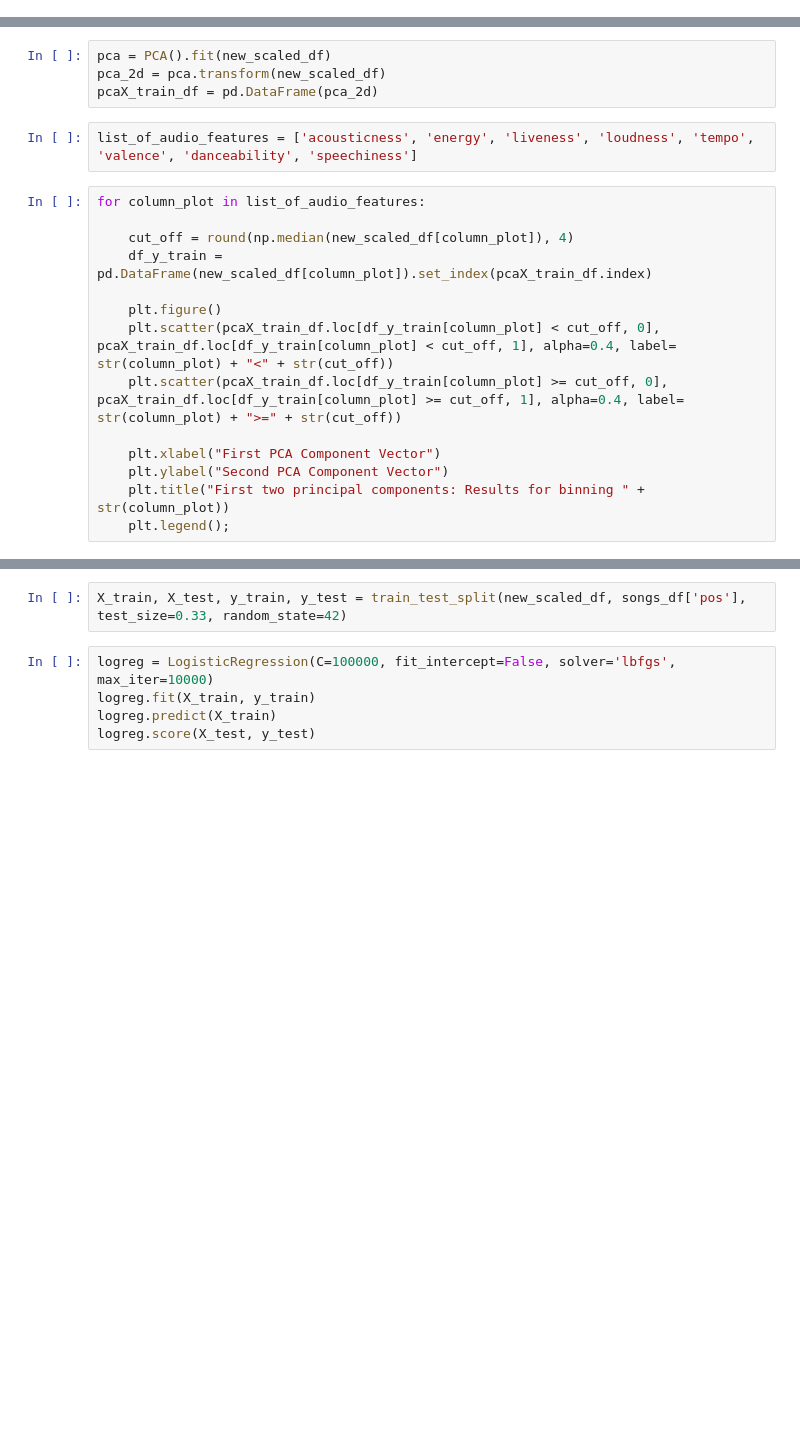
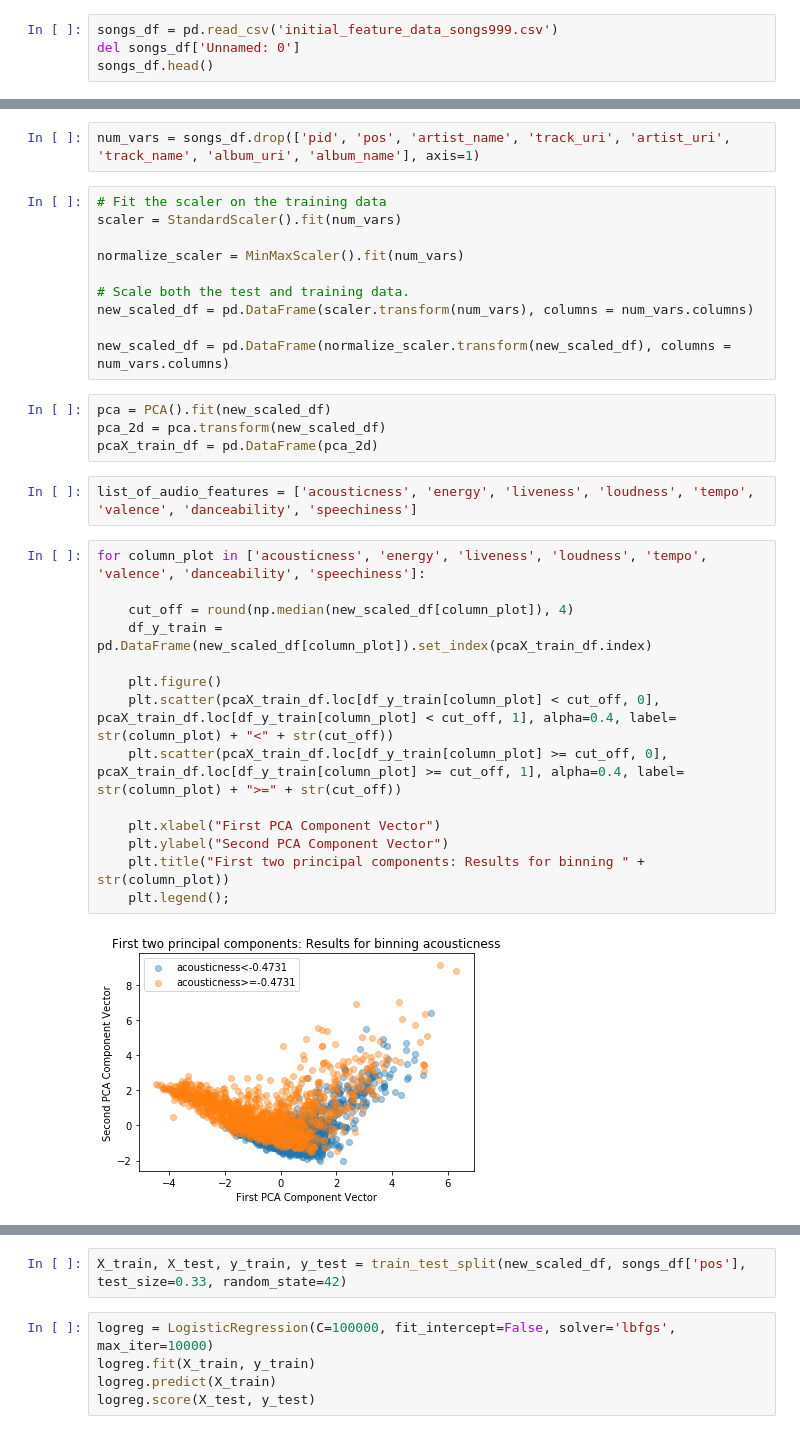
Before and after one commit to riacheruvu/109A_Final_Project, a Jupyter notebook: code/Other_Attempts.ipynb, the cells around one changed output, grey strips where cells are left out. Cells and saved outputs as stored; diff of their text form; blank space fills up the shorter version.

```diff
--- a/code/Other_Attempts.ipynb
+++ b/code/Other_Attempts.ipynb
@@ -11,0 +103,4 @@ TODO - Need to normalize dataset before inputting to PCA?
+# %%
+songs_df = pd.read_csv('initial_feature_data_songs999.csv')
+del songs_df['Unnamed: 0']
+songs_df.head()
@@ -12,3 +128,15 @@ TODO - Need to normalize dataset before inputting to PCA?
+# %%
+num_vars = songs_df.drop(['pid', 'pos', 'artist_name', 'track_uri', 'artist_uri', 'track_name', 'album_uri', 'album_name'], axis=1)
+# %%
+# Fit the scaler on the training data
+scaler = StandardScaler().fit(num_vars)
+
+normalize_scaler = MinMaxScaler().fit(num_vars)
+
+# Scale both the test and training data.
+new_scaled_df = pd.DataFrame(scaler.transform(num_vars), columns = num_vars.columns)
+
+new_scaled_df = pd.DataFrame(normalize_scaler.transform(new_scaled_df), columns = num_vars.columns)
 # %%
 pca = PCA().fit(new_scaled_df)
 pca_2d = pca.transform(new_scaled_df)
@@ -16,16 +144,18 @@ pcaX_train_df = pd.DataFrame(pca_2d)
 # %%
 list_of_audio_features = ['acousticness', 'energy', 'liveness', 'loudness', 'tempo', 'valence', 'danceability', 'speechiness']
 # %%
-for column_plot in list_of_audio_features:
+for column_plot in ['acousticness', 'energy', 'liveness', 'loudness', 'tempo', 'valence', 'danceability', 'speechiness']:
 
     cut_off = round(np.median(new_scaled_df[column_plot]), 4)
     df_y_train = pd.DataFrame(new_scaled_df[column_plot]).set_index(pcaX_train_df.index)
 
     plt.figure()
     plt.scatter(pcaX_train_df.loc[df_y_train[column_plot] < cut_off, 0], pcaX_train_df.loc[df_y_train[column_plot] < cut_off, 1], alpha=0.4, label= str(column_plot) + "<" + str(cut_off))
     plt.scatter(pcaX_train_df.loc[df_y_train[column_plot] >= cut_off, 0], pcaX_train_df.loc[df_y_train[column_plot] >= cut_off, 1], alpha=0.4, label= str(column_plot) + ">=" + str(cut_off))
 
     plt.xlabel("First PCA Component Vector")
     plt.ylabel("Second PCA Component Vector")
     plt.title("First two principal components: Results for binning " + str(column_plot))
     plt.legend();
+# %% [output]
+[figure, added]
```
Also changed, not shown: parts of 38 cells of this notebook, 6 other files.
